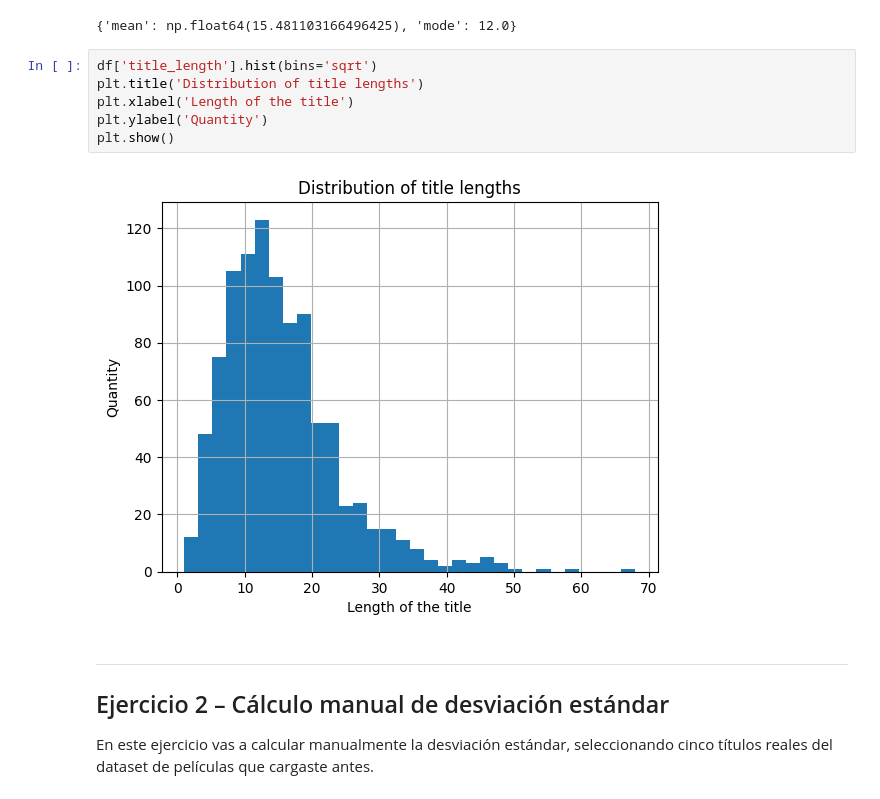
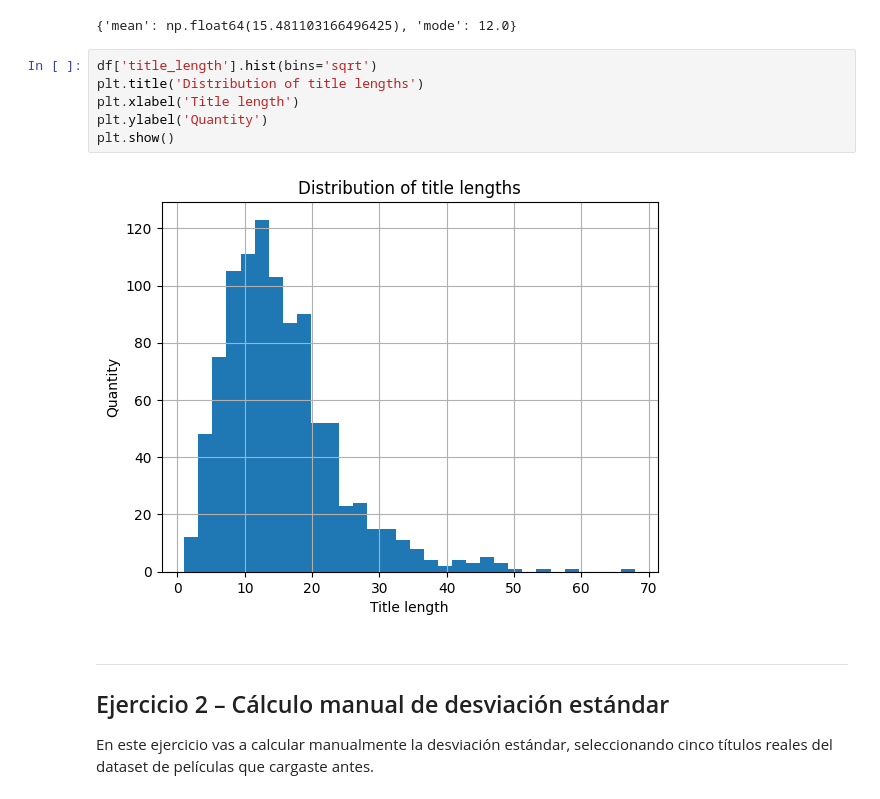
Before and after one commit to 4GeeksAcademy/inetke-descriptive-statistics-project, a Jupyter notebook: notebook/problems.es.ipynb, the cells around one changed output. Cells and saved outputs as stored; diff of their text form.

```diff
--- a/notebook/problems.es.ipynb
+++ b/notebook/problems.es.ipynb
@@ -120,11 +120,11 @@ metrics
 # %%
 df['title_length'].hist(bins='sqrt')
 plt.title('Distribution of title lengths')
-plt.xlabel('Length of the title')
+plt.xlabel('Title length')
 plt.ylabel('Quantity')
 plt.show()
 # %% [output]
-[figure, old version]
+[figure, new version]
 # %% [markdown]
 ---
 
```
Also changed, not shown: 1 other file.
